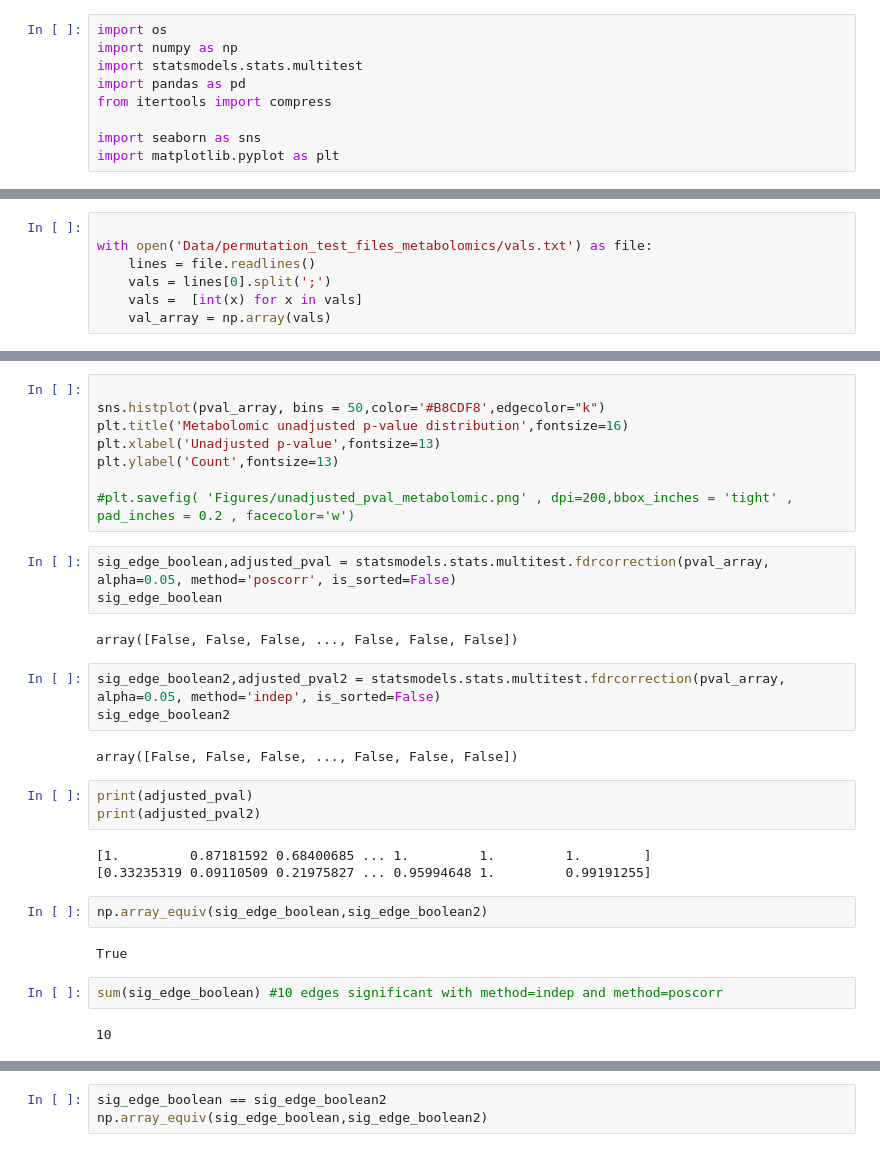
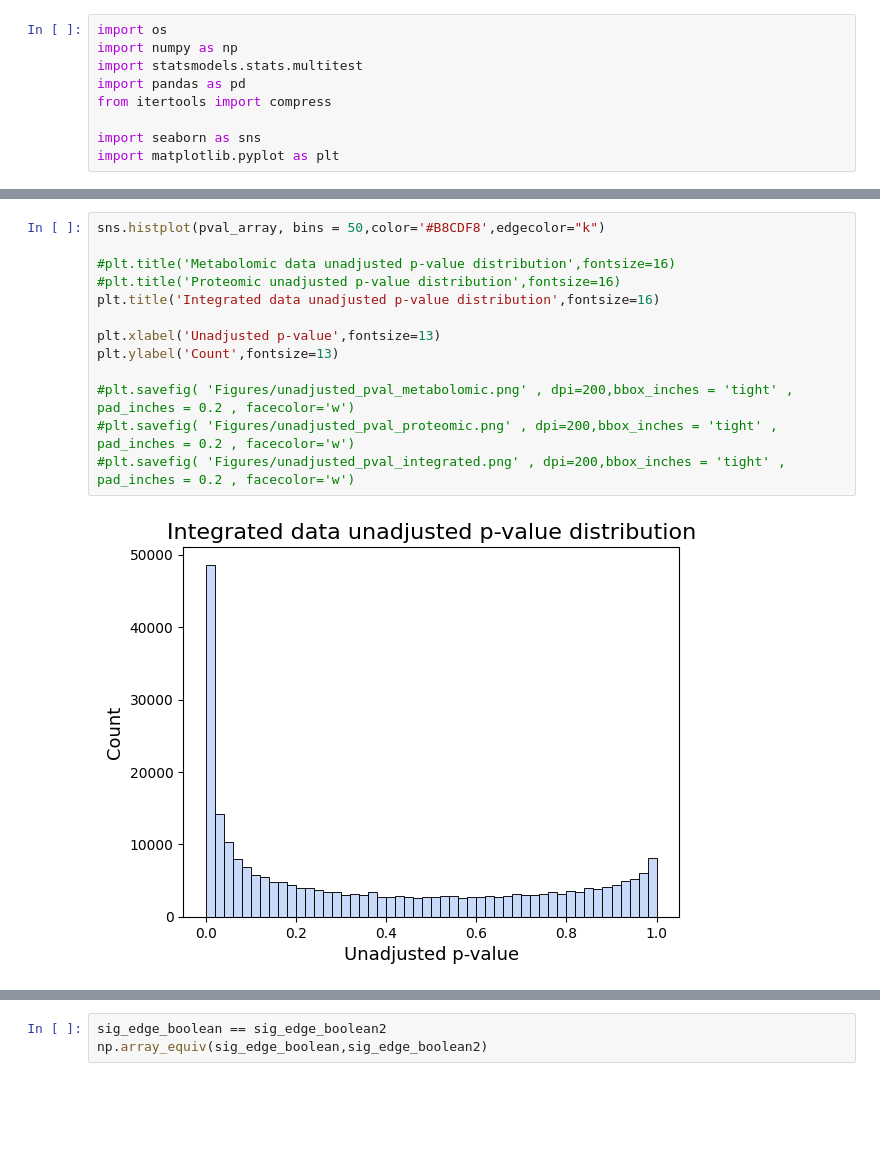
Before and after one commit to j-keung/multiomics-pathway-analysis, a Jupyter notebook: permutation_distribution.ipynb, the cells around one changed output, grey strips where cells are left out. Saved outputs shown, nothing was run; the diff lists cells and outputs as text; blank space fills up the shorter version.

Commit message:
metabolomic_diff

```diff
--- a/permutation_distribution.ipynb
+++ b/permutation_distribution.ipynb
@@ -177,7 +175,0 @@ Read a file which has the number of values (made absolute in the HPC script) abo
-# %%
-
-with open('Data/permutation_test_files_metabolomics/vals.txt') as file:
-    lines = file.readlines()
-    vals = lines[0].split(';')
-    vals =  [int(x) for x in vals]
-    val_array = np.array(vals)
@@ -195,32 +208,15 @@ pval_array[:100]
 # %%
+sns.histplot(pval_array, bins = 50,color='#B8CDF8',edgecolor="k")
 
-sns.histplot(pval_array, bins = 50,color='#B8CDF8',edgecolor="k")
-plt.title('Metabolomic unadjusted p-value distribution',fontsize=16)
+#plt.title('Metabolomic data unadjusted p-value distribution',fontsize=16)
+#plt.title('Proteomic unadjusted p-value distribution',fontsize=16)
+plt.title('Integrated data unadjusted p-value distribution',fontsize=16)
+
 plt.xlabel('Unadjusted p-value',fontsize=13)
 plt.ylabel('Count',fontsize=13)
 
 #plt.savefig( 'Figures/unadjusted_pval_metabolomic.png' , dpi=200,bbox_inches = 'tight' , pad_inches = 0.2 , facecolor='w')
+#plt.savefig( 'Figures/unadjusted_pval_proteomic.png' , dpi=200,bbox_inches = 'tight' , pad_inches = 0.2 , facecolor='w')
+#plt.savefig( 'Figures/unadjusted_pval_integrated.png' , dpi=200,bbox_inches = 'tight' , pad_inches = 0.2 , facecolor='w')
+# %% [output]
+[figure, added]
-# %%
-sig_edge_boolean,adjusted_pval = statsmodels.stats.multitest.fdrcorrection(pval_array, alpha=0.05, method='poscorr', is_sorted=False)
-sig_edge_boolean
-# %% [output]
-array([False, False, False, ..., False, False, False])
-# %%
-sig_edge_boolean2,adjusted_pval2 = statsmodels.stats.multitest.fdrcorrection(pval_array, alpha=0.05, method='indep', is_sorted=False)
-sig_edge_boolean2
-# %% [output]
-array([False, False, False, ..., False, False, False])
-# %%
-print(adjusted_pval)
-print(adjusted_pval2)
-# %% [output]
-[1.         0.87181592 0.68400685 ... 1.         1.         1.        ]
-[0.33235319 0.09110509 0.21975827 ... 0.95994648 1.         0.99191255]
-# %%
-np.array_equiv(sig_edge_boolean,sig_edge_boolean2)
-# %% [output]
-True
-# %%
-sum(sig_edge_boolean) #10 edges significant with method=indep and method=poscorr
-# %% [output]
-10
```
Also changed, not shown: parts of 29 cells of this notebook, 3 other files.
